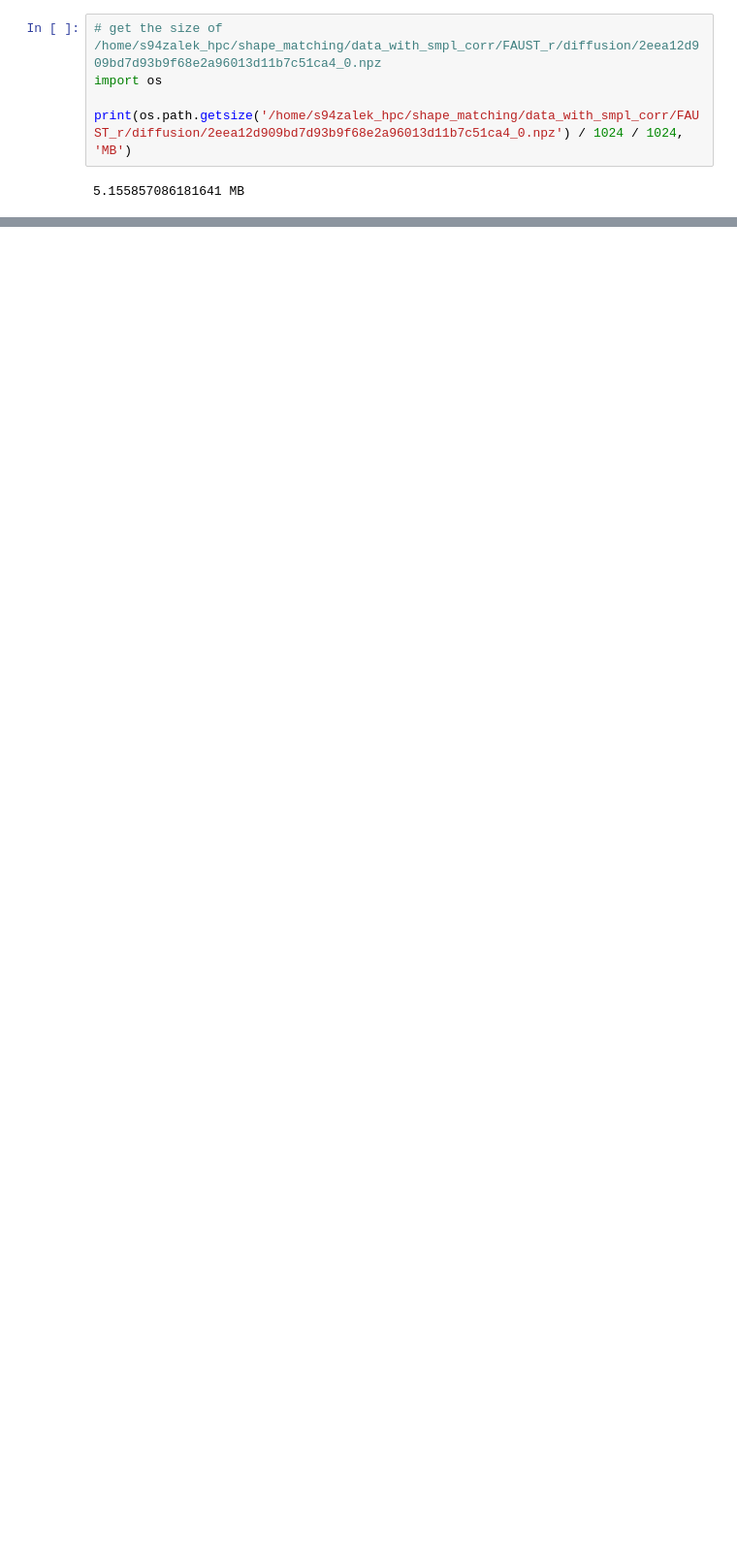
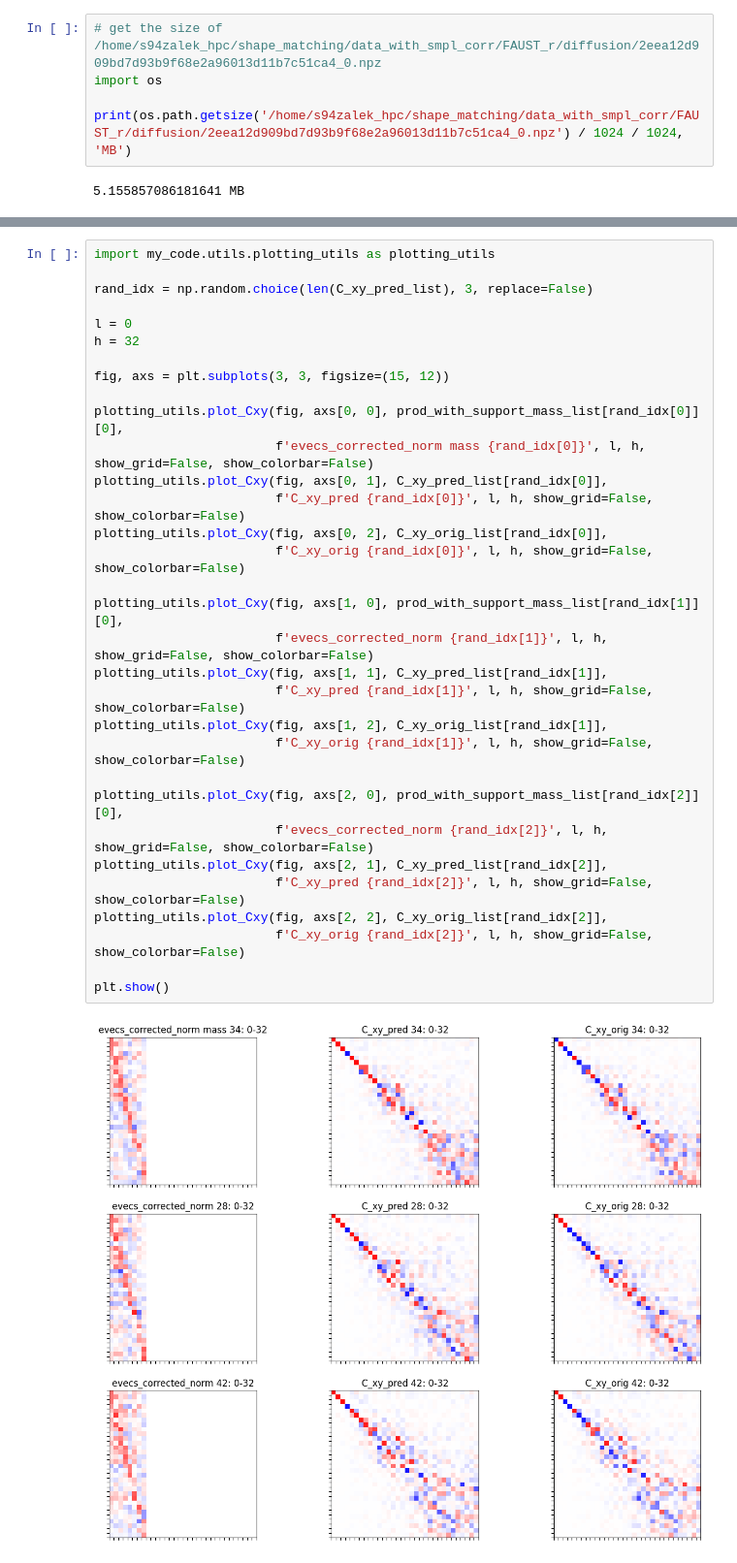
Before and after one commit to alekseizhuravlev/shape_matching, a Jupyter notebook: notebooks/24.07.2024/fmap_conditioning.ipynb, the cells around one changed output, grey strips where cells are left out. Shown: that part at 97% size. Saved outputs shown, nothing was run; the diff lists cells and outputs as text; blank space fills up the shorter version.

```diff
--- a/notebooks/24.07.2024/fmap_conditioning.ipynb
+++ b/notebooks/24.07.2024/fmap_conditioning.ipynb
@@ -389,0 +427,34 @@ print(os.path.getsize('/home/s94zalek_hpc/shape_matching/data_with_smpl_corr/FAU
+# %%
+import my_code.utils.plotting_utils as plotting_utils
+
+rand_idx = np.random.choice(len(C_xy_pred_list), 3, replace=False)
+
+l = 0
+h = 32
+
+fig, axs = plt.subplots(3, 3, figsize=(15, 12))
+
+plotting_utils.plot_Cxy(fig, axs[0, 0], prod_with_support_mass_list[rand_idx[0]][0],
+                        f'evecs_corrected_norm mass {rand_idx[0]}', l, h, show_grid=False, show_colorbar=False)
+plotting_utils.plot_Cxy(fig, axs[0, 1], C_xy_pred_list[rand_idx[0]],
+                        f'C_xy_pred {rand_idx[0]}', l, h, show_grid=False, show_colorbar=False)
+plotting_utils.plot_Cxy(fig, axs[0, 2], C_xy_orig_list[rand_idx[0]],
+                        f'C_xy_orig {rand_idx[0]}', l, h, show_grid=False, show_colorbar=False)
+
+plotting_utils.plot_Cxy(fig, axs[1, 0], prod_with_support_mass_list[rand_idx[1]][0],
+                        f'evecs_corrected_norm {rand_idx[1]}', l, h, show_grid=False, show_colorbar=False)
+plotting_utils.plot_Cxy(fig, axs[1, 1], C_xy_pred_list[rand_idx[1]],
+                        f'C_xy_pred {rand_idx[1]}', l, h, show_grid=False, show_colorbar=False)
+plotting_utils.plot_Cxy(fig, axs[1, 2], C_xy_orig_list[rand_idx[1]],
+                        f'C_xy_orig {rand_idx[1]}', l, h, show_grid=False, show_colorbar=False)
+
+plotting_utils.plot_Cxy(fig, axs[2, 0], prod_with_support_mass_list[rand_idx[2]][0],
+                        f'evecs_corrected_norm {rand_idx[2]}', l, h, show_grid=False, show_colorbar=False)
+plotting_utils.plot_Cxy(fig, axs[2, 1], C_xy_pred_list[rand_idx[2]],
+                        f'C_xy_pred {rand_idx[2]}', l, h, show_grid=False, show_colorbar=False)
+plotting_utils.plot_Cxy(fig, axs[2, 2], C_xy_orig_list[rand_idx[2]],
+                        f'C_xy_orig {rand_idx[2]}', l, h, show_grid=False, show_colorbar=False)
+
+plt.show()
+# %% [output]
+[figure, added]
```
Also changed, not shown: parts of 13 cells of this notebook, 17 other files.
